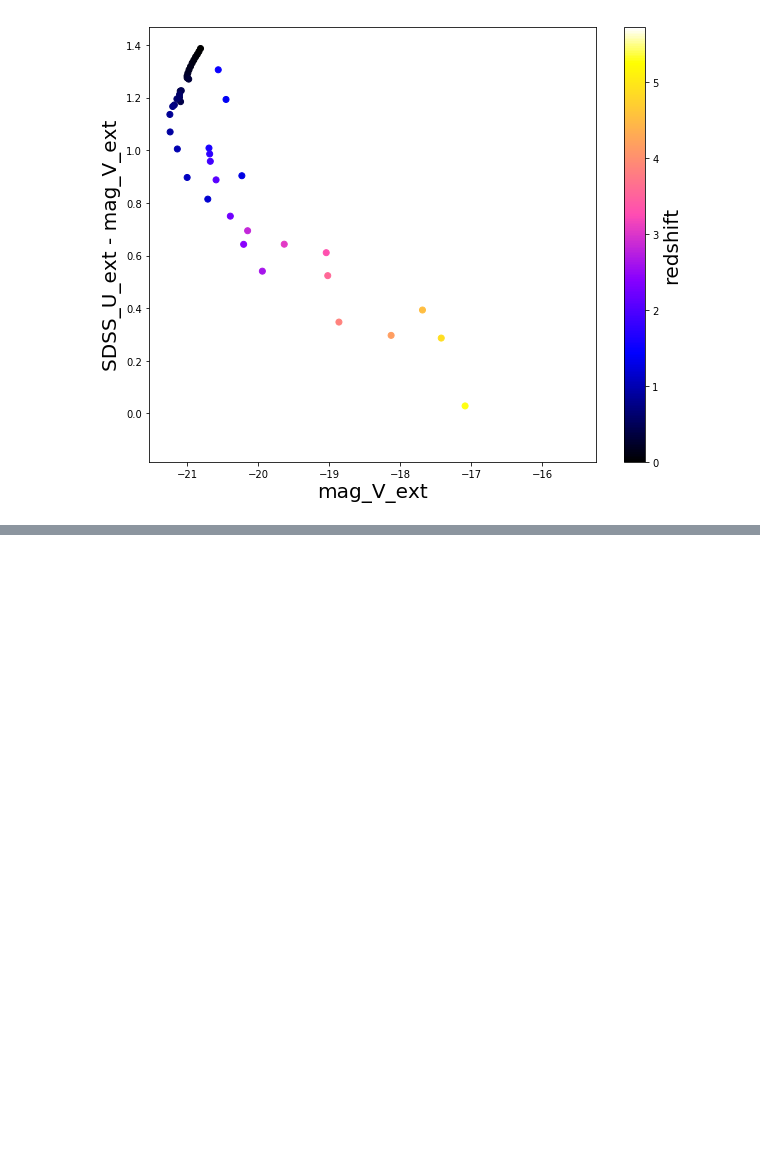
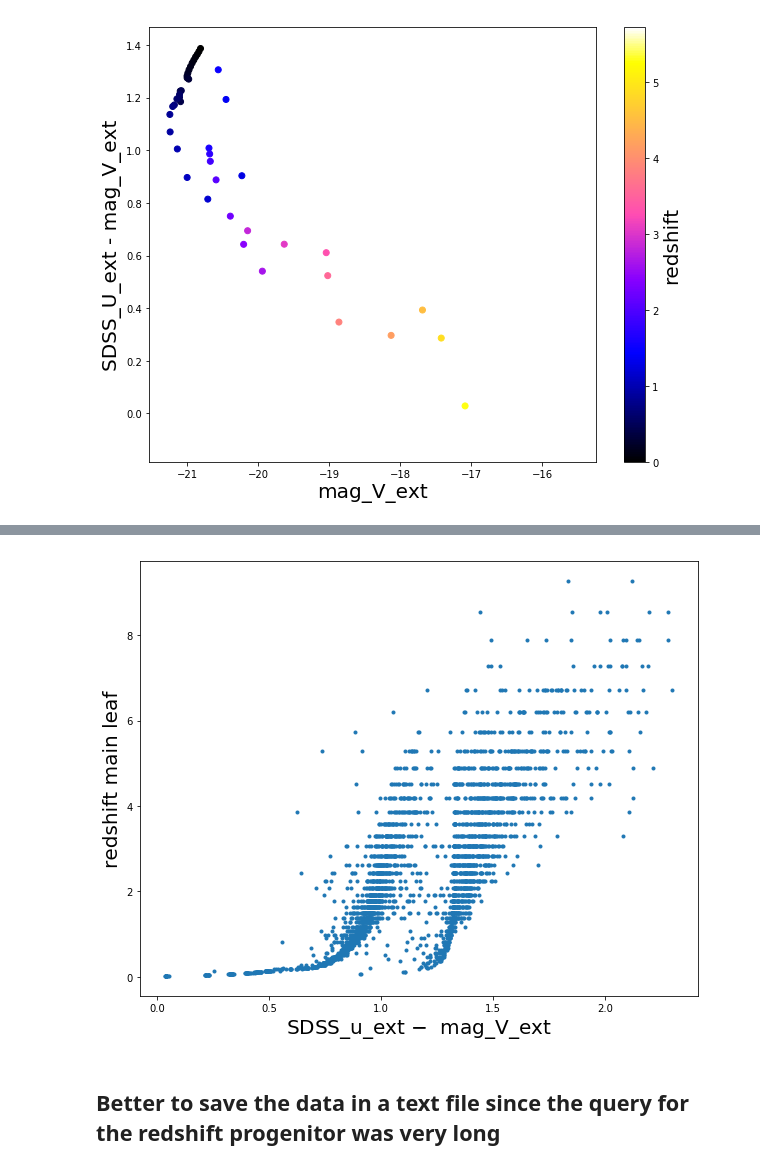
Before and after one commit to GiorgioManzoni/VIPERS_GALFORM, a Jupyter notebook: 005_progenitor.ipynb, the cells around one changed output, grey strips where cells are left out. Cells and saved outputs as stored; diff of their text form; code cells hidden in the pictures; blank space fills up the shorter version.

```diff
--- a/005_progenitor.ipynb
+++ b/005_progenitor.ipynb
@@ -237,0 +446,11 @@ plt.show()
+# %%
+plt.figure(figsize=(10,8))
+plt.plot(today['SDSS_u_ext']-today['mag_V_ext'],z_prog,".")
+plt.xlabel(r'SDSS_u_ext $-$  mag_V_ext')
+plt.ylabel('redshift main leaf')
+plt.savefig('../plots/005/progenitor_z_U_V.png')
+plt.show()
+# %% [output]
+[figure, added]
+# %% [markdown]
+## Better to save the data in a text file since the query for the redshift progenitor was very long
```
Also changed, not shown: parts of 36 cells of this notebook.
